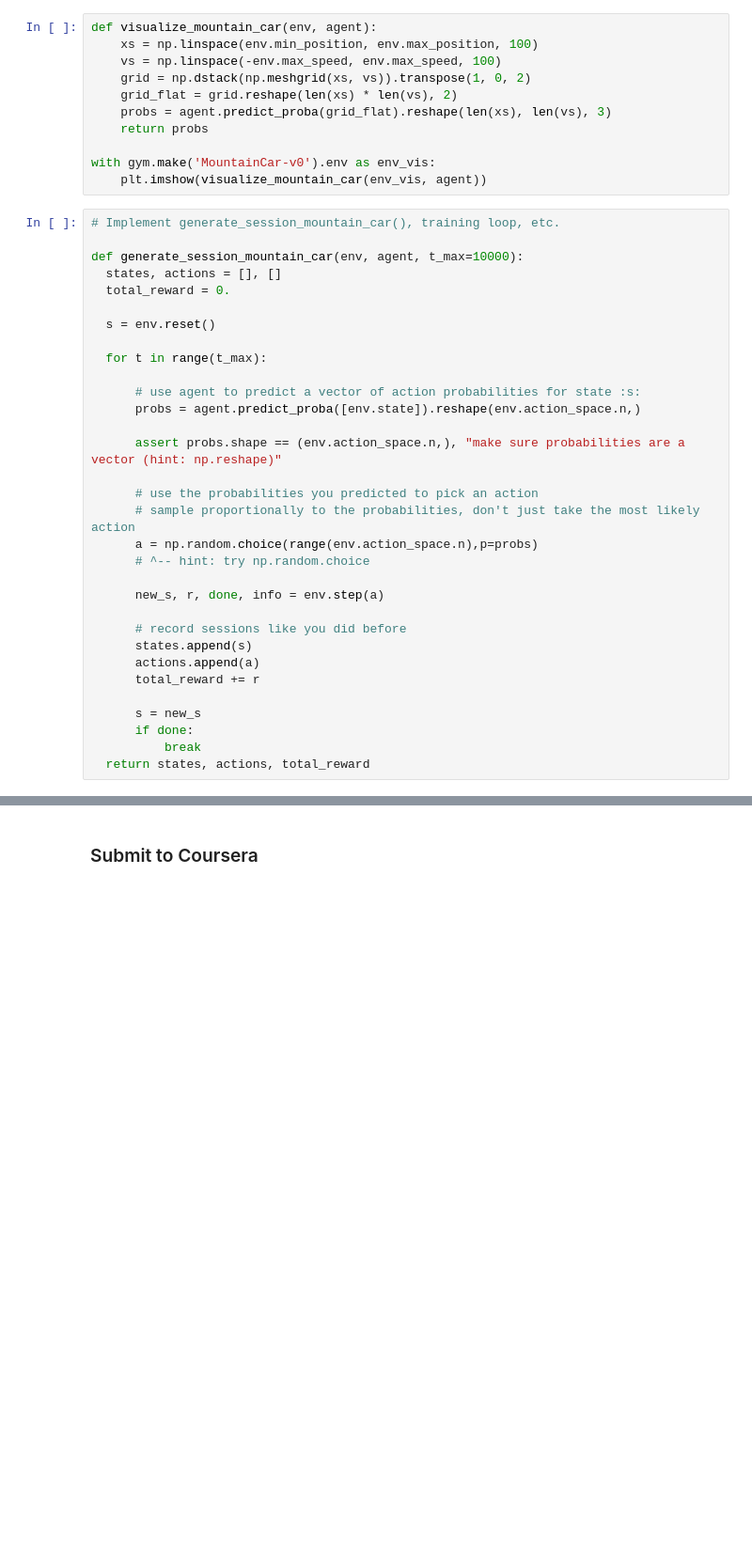
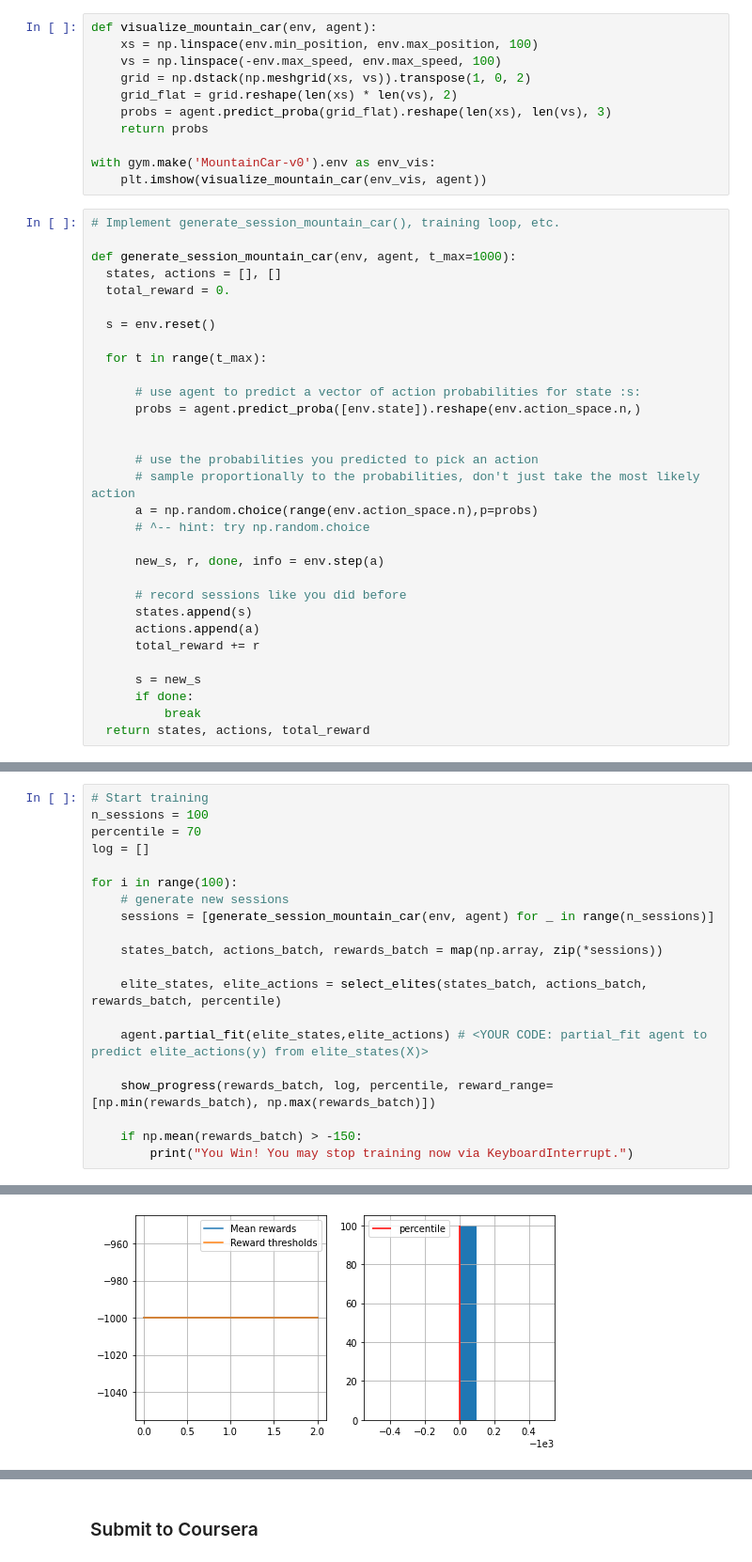
Before and after one commit to ChengYangUmich/PracticalRL__Coursera, a Jupyter notebook: week1_deep_crossentropy_method.ipynb, the cells around one changed output, grey strips where cells are left out. Shown at 94% size. Drawn from its saved outputs; the diff is of its cells as text; blank space fills up the shorter version.

```diff
--- a/week1_deep_crossentropy_method.ipynb
+++ b/week1_deep_crossentropy_method.ipynb
@@ -287,7 +281,7 @@ with gym.make('MountainCar-v0').env as env_vis:
 # %%
 # Implement generate_session_mountain_car(), training loop, etc.
 
-def generate_session_mountain_car(env, agent, t_max=10000):
+def generate_session_mountain_car(env, agent, t_max=1000):
   states, actions = [], []
   total_reward = 0.
 
@@ -298,7 +292,6 @@ def generate_session_mountain_car(env, agent, t_max=10000):
       # use agent to predict a vector of action probabilities for state :s:
       probs = agent.predict_proba([env.state]).reshape(env.action_space.n,)
 
-      assert probs.shape == (env.action_space.n,), "make sure probabilities are a vector (hint: np.reshape)"
 
       # use the probabilities you predicted to pick an action
       # sample proportionally to the probabilities, don't just take the most likely action
@@ -343,0 +345,21 @@ n_actions = 3
+# %%
+# Start training
+n_sessions = 100
+percentile = 70
+log = []
+
+for i in range(100):
+    # generate new sessions
+    sessions = [generate_session_mountain_car(env, agent) for _ in range(n_sessions)]
+
+    states_batch, actions_batch, rewards_batch = map(np.array, zip(*sessions))
+
+    elite_states, elite_actions = select_elites(states_batch, actions_batch, rewards_batch, percentile)
+
+    agent.partial_fit(elite_states,elite_actions) # <YOUR CODE: partial_fit agent to predict elite_actions(y) from elite_states(X)>
+
+    show_progress(rewards_batch, log, percentile, reward_range=[np.min(rewards_batch), np.max(rewards_batch)])
+
+    if np.mean(rewards_batch) > -150:
+        print("You Win! You may stop training now via KeyboardInterrupt.")
+# %% [output]
@@ -343,0 +367 @@ n_actions = 3
+[figure, added]
```
Also changed, not shown: parts of 4 cells of this notebook.
